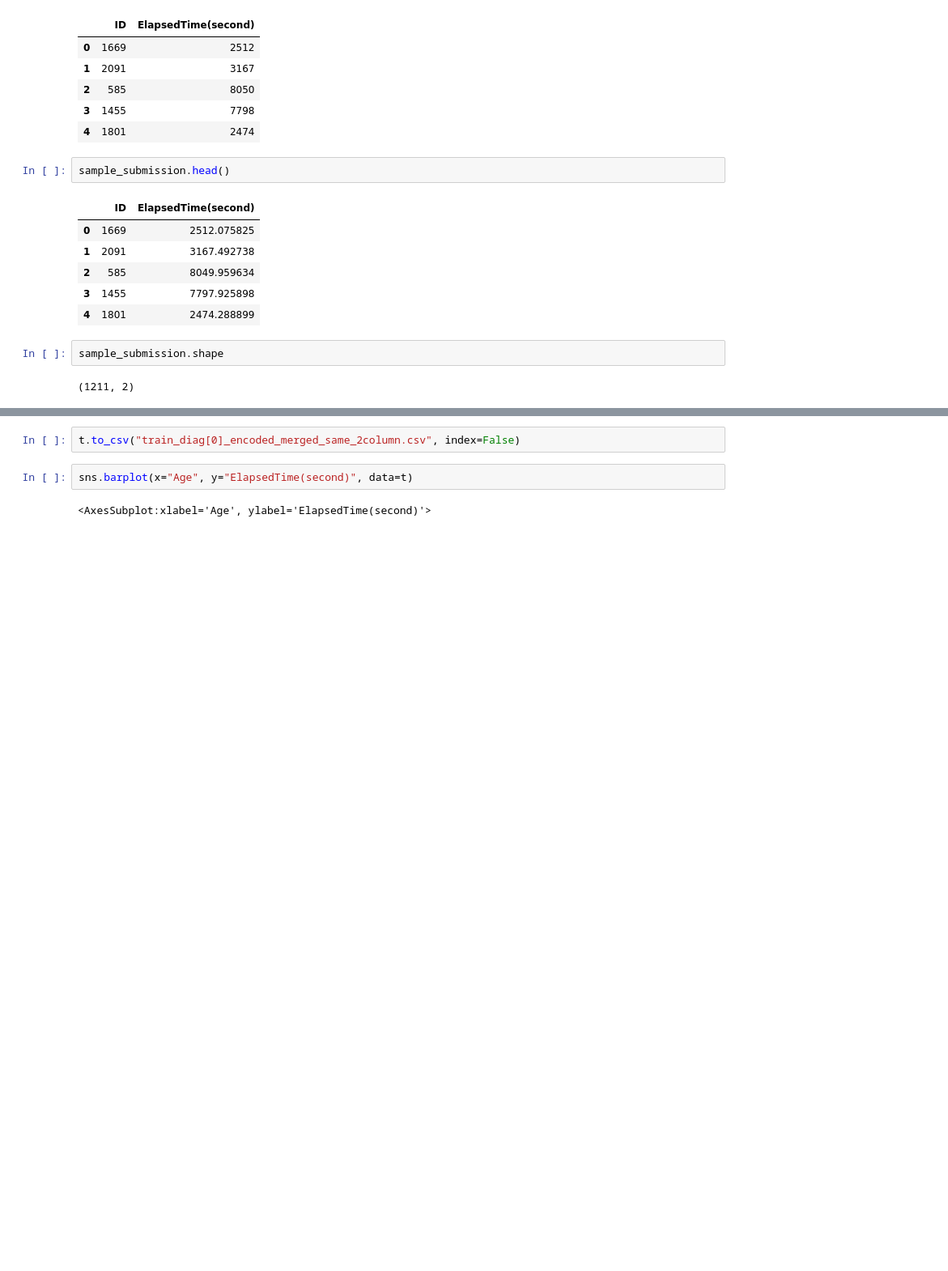
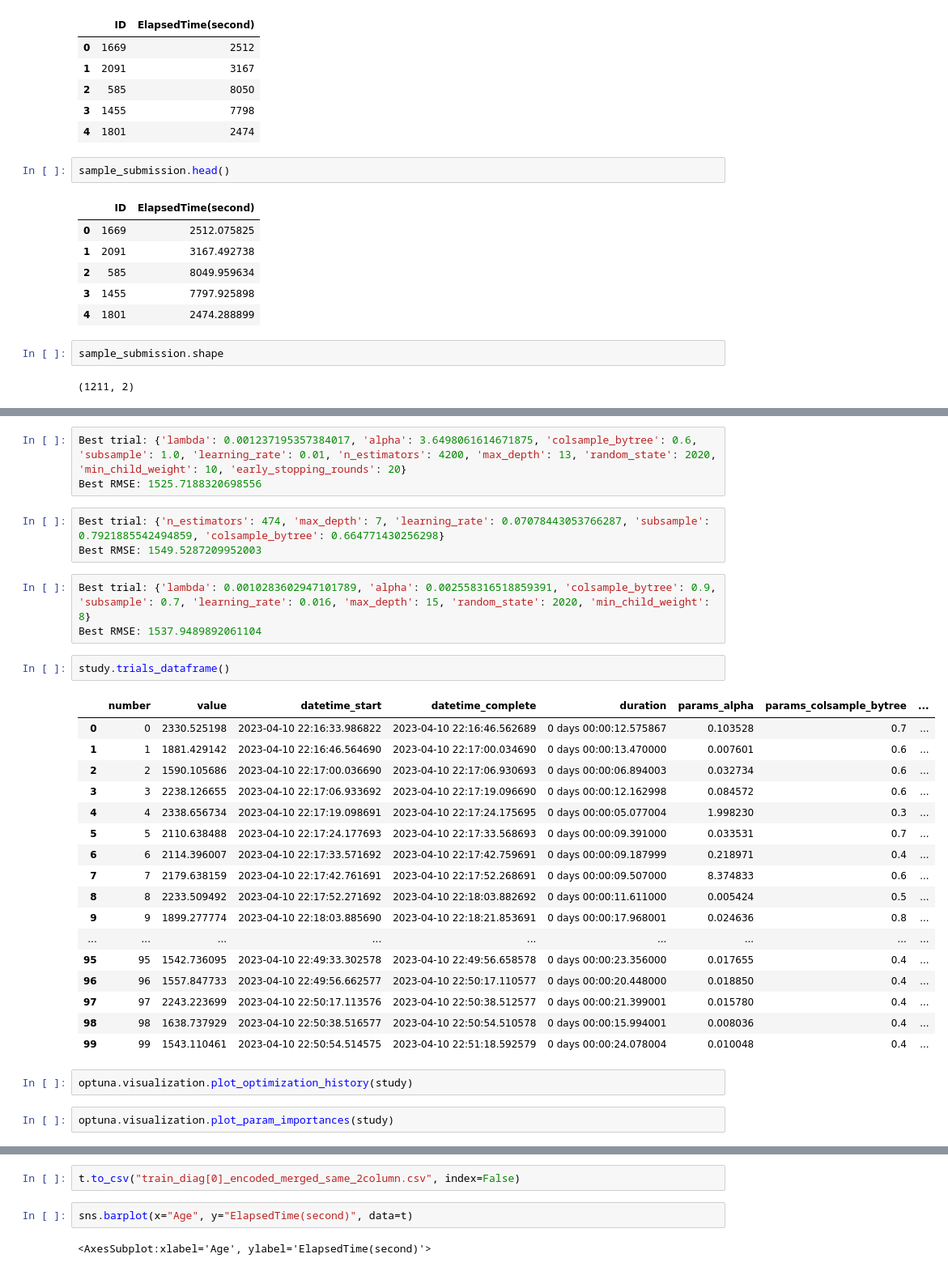
Before and after one commit to furkaneneseren/Datathon-Borda, a Jupyter notebook: surgery-datathon.ipynb, the cells around one changed output, grey strips where cells are left out. Shown at 81% size. Drawn from its saved outputs; the diff is of its cells as text; blank space fills up the shorter version.

```diff
--- a/surgery-datathon.ipynb
+++ b/surgery-datathon.ipynb
@@ -1913,0 +1993,33 @@ sample_submission.to_csv("sample_submission_catboost_regressor.csv", index = Fal
+# %%
+Best trial: {'lambda': 0.001237195357384017, 'alpha': 3.6498061614671875, 'colsample_bytree': 0.6, 'subsample': 1.0, 'learning_rate': 0.01, 'n_estimators': 4200, 'max_depth': 13, 'random_state': 2020, 'min_child_weight': 10, 'early_stopping_rounds': 20}
+Best RMSE: 1525.7188320698556
+# %%
+Best trial: {'n_estimators': 474, 'max_depth': 7, 'learning_rate': 0.07078443053766287, 'subsample': 0.7921885542494859, 'colsample_bytree': 0.664771430256298}
+Best RMSE: 1549.5287209952003
+# %%
+Best trial: {'lambda': 0.0010283602947101789, 'alpha': 0.002558316518859391, 'colsample_bytree': 0.9, 'subsample': 0.7, 'learning_rate': 0.016, 'max_depth': 15, 'random_state': 2020, 'min_child_weight': 8}
+Best RMSE: 1537.9489892061104
+# %%
+study.trials_dataframe()
+# %% [output]
+|  | number | value | datetime_start | datetime_complete | duration | params_alpha | params_colsample_bytree | ... |
+| 0 | 0 | 2330.525198 | 2023-04-10 22:16:33.986822 | 2023-04-10 22:16:46.562689 | 0 days 00:00:12.575867 | 0.103528 | 0.7 | ... |
+| 1 | 1 | 1881.429142 | 2023-04-10 22:16:46.564690 | 2023-04-10 22:17:00.034690 | 0 days 00:00:13.470000 | 0.007601 | 0.6 | ... |
+| 2 | 2 | 1590.105686 | 2023-04-10 22:17:00.036690 | 2023-04-10 22:17:06.930693 | 0 days 00:00:06.894003 | 0.032734 | 0.6 | ... |
+| 3 | 3 | 2238.126655 | 2023-04-10 22:17:06.933692 | 2023-04-10 22:17:19.096690 | 0 days 00:00:12.162998 | 0.084572 | 0.6 | ... |
+| 4 | 4 | 2338.656734 | 2023-04-10 22:17:19.098691 | 2023-04-10 22:17:24.175695 | 0 days 00:00:05.077004 | 1.998230 | 0.3 | ... |
+| 5 | 5 | 2110.638488 | 2023-04-10 22:17:24.177693 | 2023-04-10 22:17:33.568693 | 0 days 00:00:09.391000 | 0.033531 | 0.7 | ... |
+| 6 | 6 | 2114.396007 | 2023-04-10 22:17:33.571692 | 2023-04-10 22:17:42.759691 | 0 days 00:00:09.187999 | 0.218971 | 0.4 | ... |
+| 7 | 7 | 2179.638159 | 2023-04-10 22:17:42.761691 | 2023-04-10 22:17:52.268691 | 0 days 00:00:09.507000 | 8.374833 | 0.6 | ... |
+| 8 | 8 | 2233.509492 | 2023-04-10 22:17:52.271692 | 2023-04-10 22:18:03.882692 | 0 days 00:00:11.611000 | 0.005424 | 0.5 | ... |
+| 9 | 9 | 1899.277774 | 2023-04-10 22:18:03.885690 | 2023-04-10 22:18:21.853691 | 0 days 00:00:17.968001 | 0.024636 | 0.8 | ... |
+| ... | ... | ... | ... | ... | ... | ... | ... | ... |
+| 95 | 95 | 1542.736095 | 2023-04-10 22:49:33.302578 | 2023-04-10 22:49:56.658578 | 0 days 00:00:23.356000 | 0.017655 | 0.4 | ... |
+| 96 | 96 | 1557.847733 | 2023-04-10 22:49:56.662577 | 2023-04-10 22:50:17.110577 | 0 days 00:00:20.448000 | 0.018850 | 0.4 | ... |
+| 97 | 97 | 2243.223699 | 2023-04-10 22:50:17.113576 | 2023-04-10 22:50:38.512577 | 0 days 00:00:21.399001 | 0.015780 | 0.4 | ... |
+| 98 | 98 | 1638.737929 | 2023-04-10 22:50:38.516577 | 2023-04-10 22:50:54.510578 | 0 days 00:00:15.994001 | 0.008036 | 0.4 | ... |
+| 99 | 99 | 1543.110461 | 2023-04-10 22:50:54.514575 | 2023-04-10 22:51:18.592579 | 0 days 00:00:24.078004 | 0.010048 | 0.4 | ... |
+# %%
+optuna.visualization.plot_optimization_history(study)
+# %%
+optuna.visualization.plot_param_importances(study)
```
Also changed, not shown: parts of 12 cells of this notebook.
